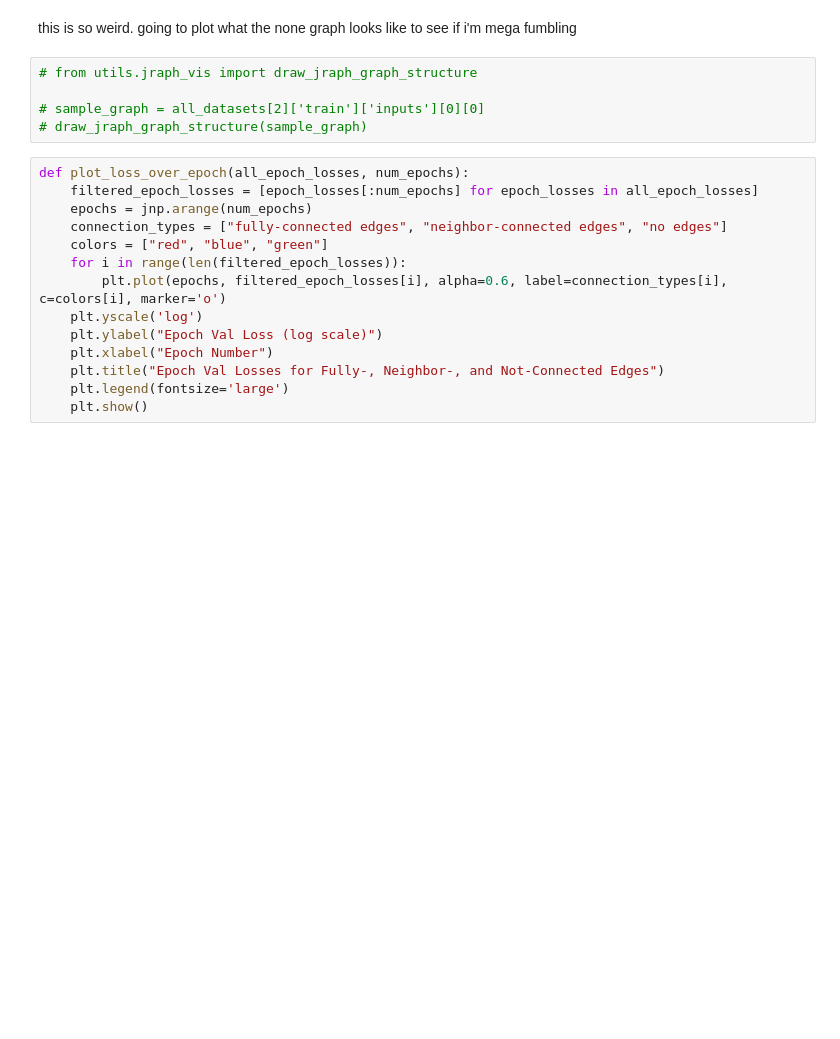
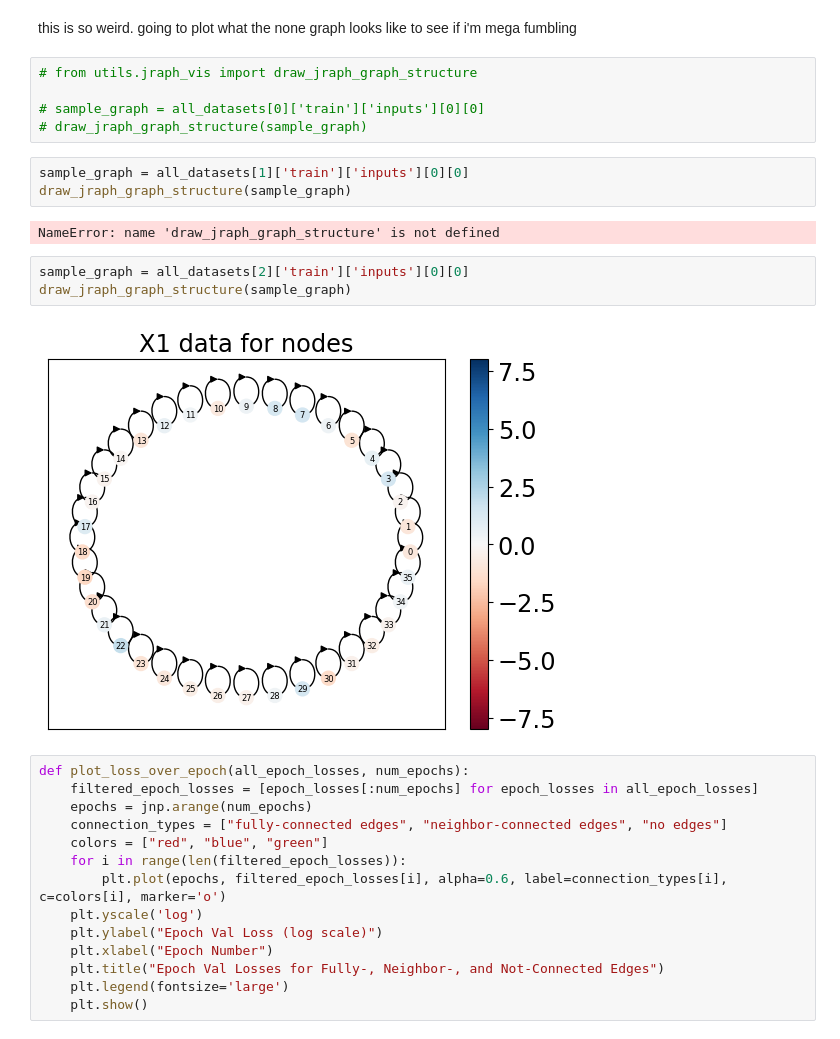
Before and after one commit to miamirabelli/lorenzGNN, a Jupyter notebook: edges_comparison.ipynb, the cells around one changed output. Drawn from its saved outputs; the diff is of its cells as text; blank space fills up the shorter version.

```diff
--- a/edges_comparison.ipynb
+++ b/edges_comparison.ipynb
@@ -477,8 +485,18 @@ this is so weird. going to plot what the none graph looks like to see if i'm meg
 # %%
 # from utils.jraph_vis import draw_jraph_graph_structure
 
-# sample_graph = all_datasets[2]['train']['inputs'][0][0]
+# sample_graph = all_datasets[0]['train']['inputs'][0][0]
 # draw_jraph_graph_structure(sample_graph)
+# %%
+sample_graph = all_datasets[1]['train']['inputs'][0][0]
+draw_jraph_graph_structure(sample_graph)
+# %% [output]
+NameError: name 'draw_jraph_graph_structure' is not defined
+# %%
+sample_graph = all_datasets[2]['train']['inputs'][0][0]
+draw_jraph_graph_structure(sample_graph)
+# %% [output]
+[figure, added]
 # %%
 def plot_loss_over_epoch(all_epoch_losses, num_epochs):
     filtered_epoch_losses = [epoch_losses[:num_epochs] for epoch_losses in all_epoch_losses]
```
Also changed, not shown: parts of 16 cells of this notebook, 2 other files.
